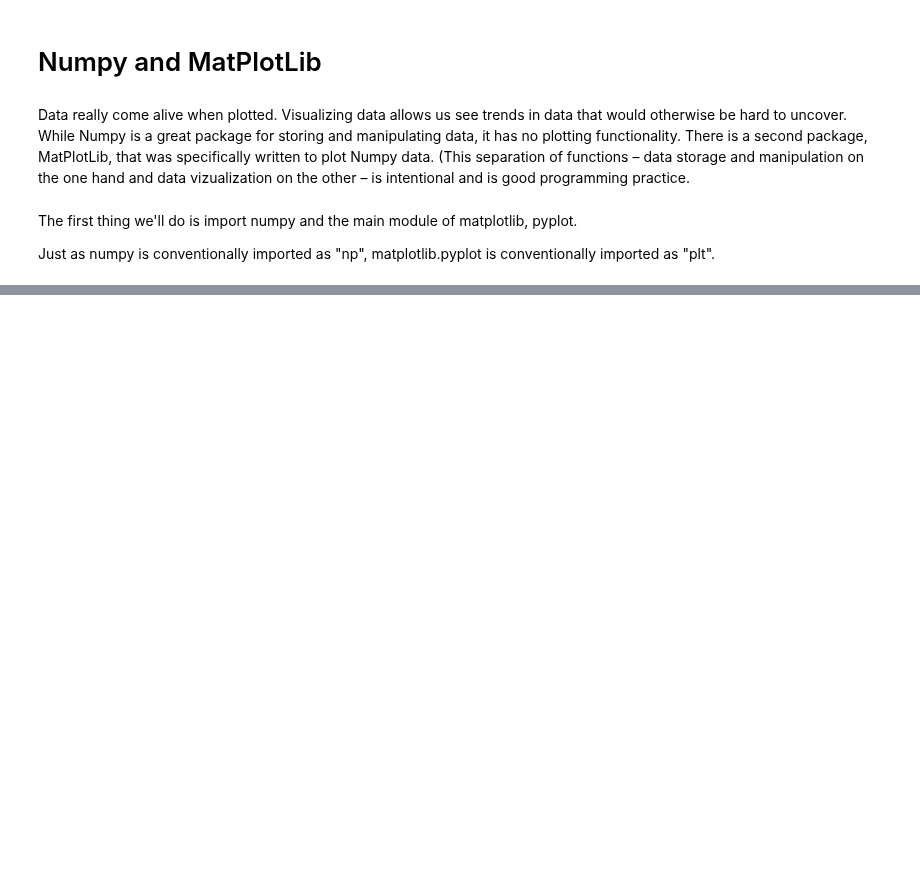
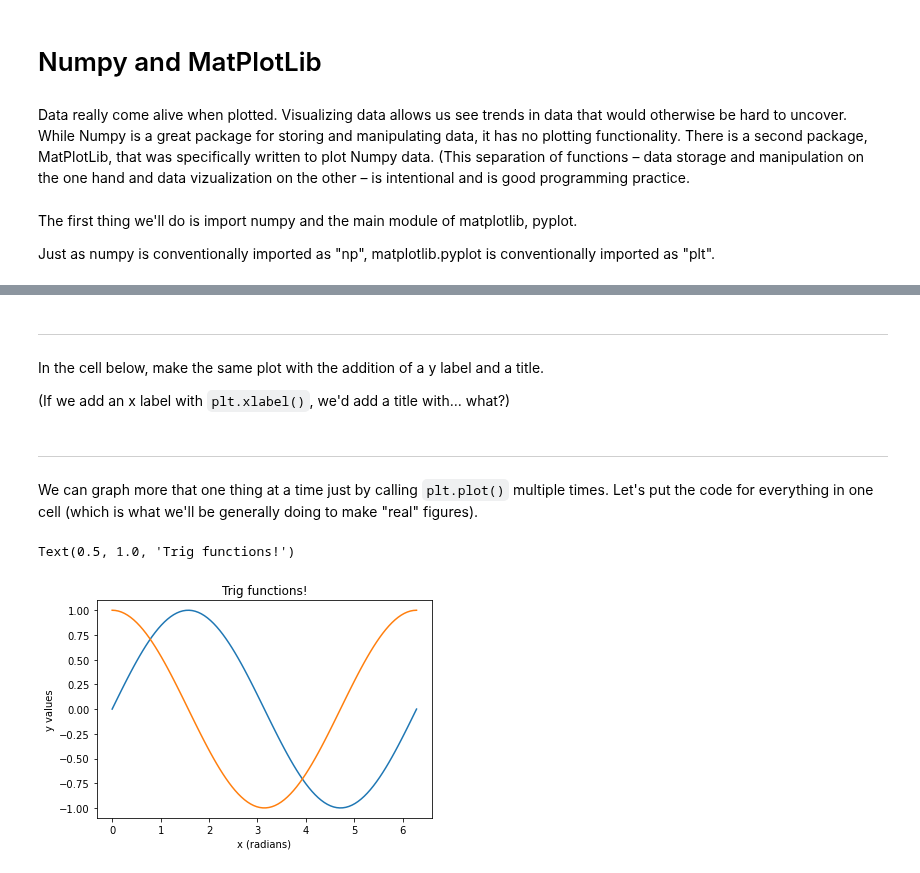
Before and after one commit to psychdatascience/FDS-CourseTwo, a Jupyter notebook: tu08_re_MatPlotLib.ipynb, the cells around one changed output, grey strips where cells are left out. Drawn from its saved outputs; the diff is of its cells as text; code cells hidden in the pictures; blank space fills up the shorter version.

```diff
--- a/tu08_re_MatPlotLib.ipynb
+++ b/tu08_re_MatPlotLib.ipynb
@@ -21,0 +50,31 @@ plt.plot(x, y)
+# %% [markdown]
+---
+# %% [markdown]
+In the cell below, make the same plot with the addition of a y label and a title.
+
+(If we add an x label with `plt.xlabel()`, we'd add a title with... what?)
+# %% [markdown]
+---
+# %% [markdown]
+We can graph more that one thing at a time just by calling `plt.plot()` multiple times. Let's put the code for everything in one cell (which is what we'll be generally doing to make "real" figures).
+# %%
+# plot the sine and cosine together
+
+# make the x axis
+x = np.linspace(0, 2*np.pi, 100)
+
+# compute the sin and cosine
+y = np.sin(x)
+y2 = np.cos(x)
+
+# make the plots
+plt.plot(x, y)
+plt.plot(x,y2)
+
+# annotate
+plt.xlabel('x (radians)')
+plt.ylabel('y values')
+plt.title('Trig functions!')
+# %% [output]
+Text(0.5, 1.0, 'Trig functions!')
+[figure, added]
```
Also changed, not shown: parts of 19 cells of this notebook.
